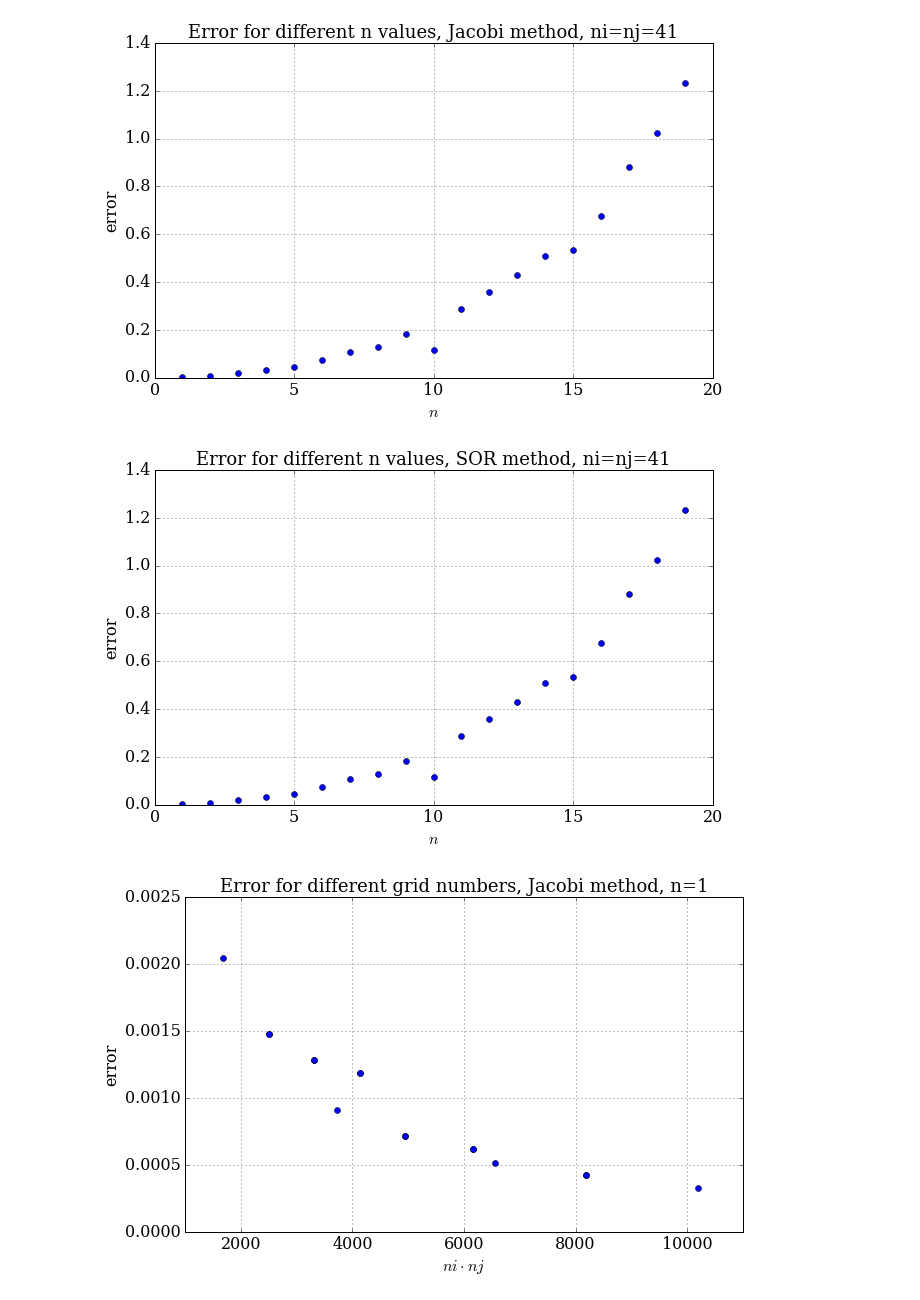
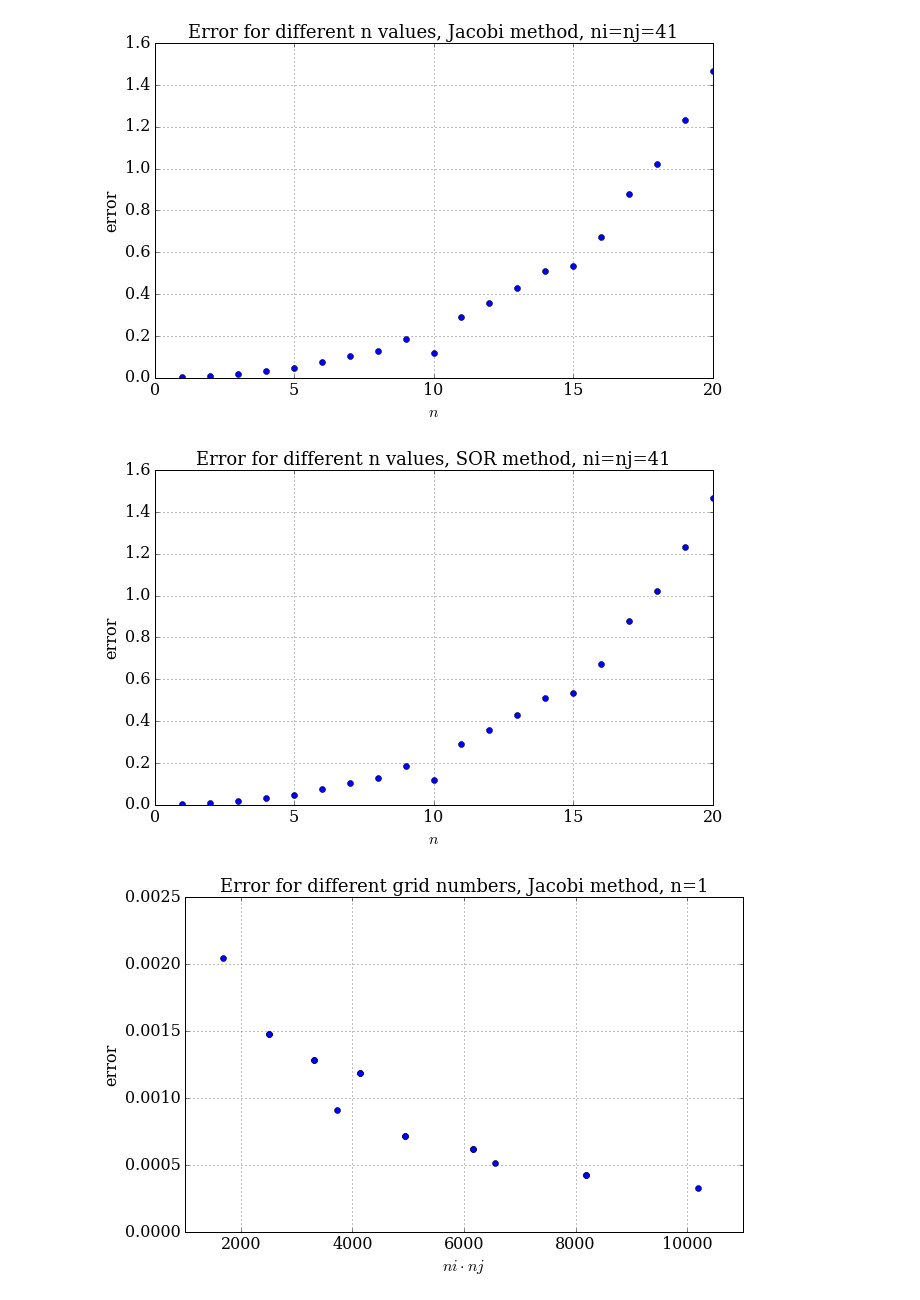
Before and after one commit to yujiasheng912/MAE6225, a Jupyter notebook: poisson2d_sin.ipynb, the cells around one changed output. Cells and saved outputs as stored; diff of their text form; code cells hidden in the pictures.

```diff
--- a/poisson2d_sin.ipynb
+++ b/poisson2d_sin.ipynb
@@ -41,8 +41,8 @@ plot_initial(41,41)
 def jacobi(ni,nj,n,res_target):
     dx=1./(ni-1)
     dy=1./(nj-1)
-    x=numpy.linspace(0-dx/2,1+dx/2,ni+1)
-    y=numpy.linspace(0-dy/2,1+dy/2,nj+1)
+    x=numpy.linspace(-dx/2,1+dx/2,ni+1)
+    y=numpy.linspace(-dy/2,1+dy/2,nj+1)
 
     X,Y=numpy.meshgrid(x,y)
     f=-2*(2*pi*n)**2*numpy.sin(2*pi*n*X)*numpy.sin(2*pi*n*Y)
@@ -57,8 +57,6 @@ def jacobi(ni,nj,n,res_target):
 
     while res_max>res_target:
         uold=u.copy()
-        #u[1:-1,1:-1]=1/(2*(dx**2+dy**2))*((uold[1:-1,2:]+uold[1:-1,:-2])*dy**2+\
-                     #(uold[2:,1:-1]+uold[:-2,1:-1])*dx**2-f[1:-1,1:-1]*dx**2*dy**2)
         for j in range(1,nj):
             for i in range(1,ni):
                 if j==1 and i==1:
@@ -202,32 +196,32 @@ difference              error              residual          iterations
 [figure]
 # %%
 error40_jac_n=[]
-for k in range(1,20):
+for k in range(1,21):
     error40_jac_n.append(jacobi(41,41,k,1e-9)[4])
 
 pyplot.figure(figsize=(10,6))
 pyplot.grid(True)
 pyplot.xlabel('$n$')
 pyplot.ylabel('error')
-pyplot.plot(numpy.linspace(1,19,19),error40_jac_n,'o')
+pyplot.plot(numpy.linspace(1,20,20),error40_jac_n,'o')
 pyplot.title('Error for different n values, Jacobi method, ni=nj=41',fontsize=18)
 pyplot.legend()
 # %% [output]
-[figure, old version]
+[figure, new version]
 # %%
 error40_SOR_n=[]
-for k in range(1,20):
+for k in range(1,21):
     error40_SOR_n.append(SOR(41,41,k,1e-9,1.9)[4])
 
 pyplot.figure(figsize=(10,6))
 pyplot.grid(True)
 pyplot.xlabel('$n$')
 pyplot.ylabel('error')
-pyplot.plot(numpy.linspace(1,19,19),error40_SOR_n,'o')
+pyplot.plot(numpy.linspace(1,20,20),error40_SOR_n,'o')
 pyplot.title('Error for different n values, SOR method, ni=nj=41',fontsize=18)
 pyplot.legend()
 # %% [output]
-[figure, old version]
+[figure, new version]
 # %%
 error_jac_grid=[]
 ninj=[]
```
Also changed, not shown: parts of 8 cells of this notebook, 2 other files.
